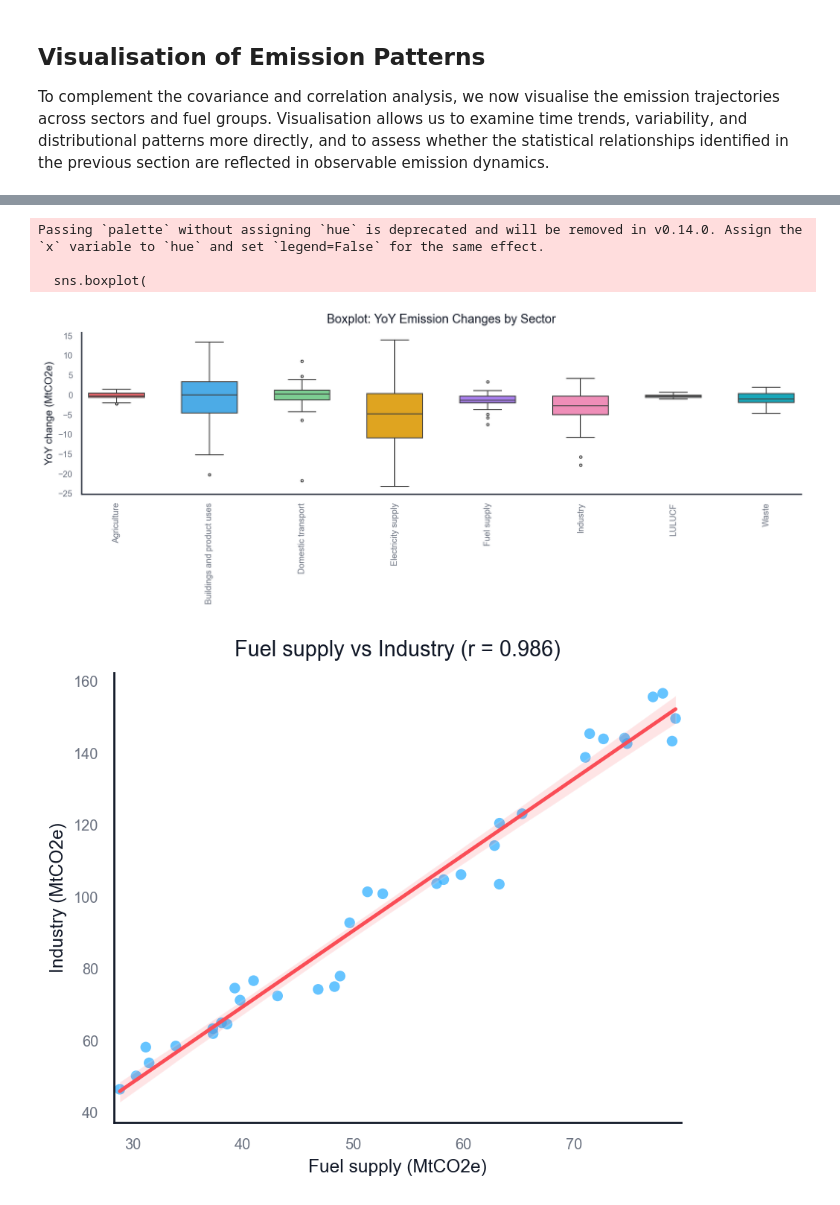
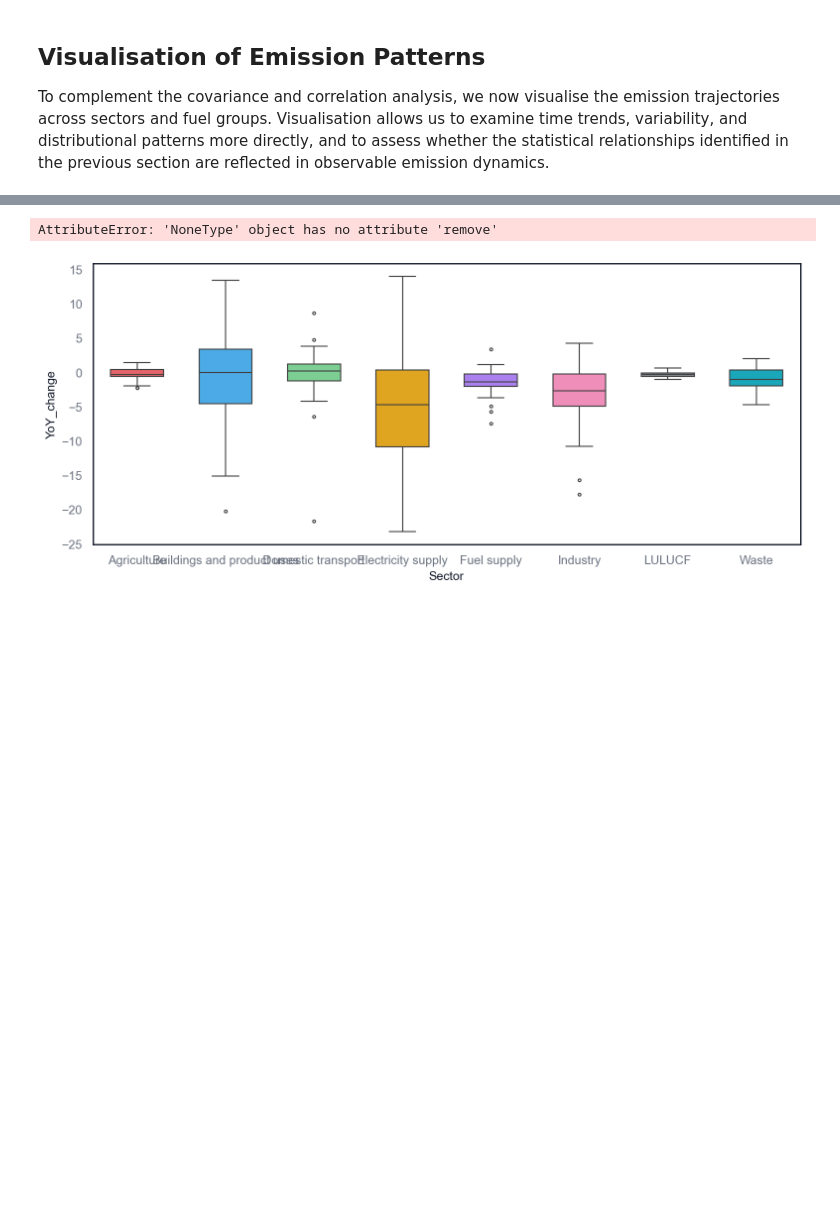
Before and after one commit to PontusNeumann/CBS-Spring26, a Jupyter notebook: Assignment 1.ipynb, the cells around one changed output, grey strips where cells are left out. Cells and saved outputs as stored; diff of their text form; code cells hidden in the pictures; blank space fills up the shorter version.

```diff
--- a/Assignment 1.ipynb
+++ b/Assignment 1.ipynb
@@ -642,30 +642,35 @@ plt.show()
 
 # Plot 5: Boxplot of YoY changes across sectors
 yoy_long = yoy.reset_index().melt(id_vars=["Year"], var_name="Sector", value_name="YoY_change")
+sector_order = list(yoy.columns)
+
 fig, ax = plt.subplots(figsize=(11.5, 4.6))
 sns.boxplot(
     data=yoy_long,
     x="Sector",
     y="YoY_change",
+    order=sector_order,
+    hue="Sector",
     palette=SECTOR_PALETTE,
+    dodge=False,
     width=0.6,
     fliersize=2.5,
     linewidth=1.0,
     ax=ax
 )
+ax.legend_.remove()
+
 for artist in ax.artists:
     artist.set_alpha(0.40)
+
 ax.set_title("Boxplot: YoY Emission Changes by Sector", pad=10)
 ax.set_xlabel("")
 ax.set_ylabel("YoY change (MtCO2e)")
-ax.set_xticklabels(ax.get_xticklabels(), rotation=90, fontsize=9)
+ax.tick_params(axis="x", rotation=90, labelsize=9)
+
 clean_ax(ax)
 plt.tight_layout()
 plt.show()
-
-tmp = corr_matrix.astype(float).copy()
-tmp = tmp.where(~np.eye(tmp.shape[0], dtype=bool))
-top_pairs = tmp.stack().sort_values(ascending=False).head(2)
 
 # Plot 6: Scatter with regression line for strongest correlated sector pairs
 for (s1, s2), r in top_pairs.items():
@@ -679,35 +684,32 @@ for (s1, s2), r in top_pairs.items():
     )
     ax.set_title(f"{s1} vs {s2} (r = {r:.3f})", pad=10)
     ax.set_xlabel(f"{s1} (MtCO2e)")
     ax.set_ylabel(f"{s2} (MtCO2e)")
     clean_ax(ax)
     plt.tight_layout()
     plt.show()
 
 # Plot 7: Stacked area showing sector composition over time
 fig, ax = plt.subplots(figsize=(11.5, 5.2))
 ax.stackplot(
     t,
     np.vstack([pivot_sec[c].values for c in pivot_sec.columns]),
     labels=pivot_sec.columns,
     alpha=0.75,
     colors=[SECTOR_PALETTE[i % len(SECTOR_PALETTE)] for i in range(len(pivot_sec.columns))]
 )
 ax.set_title("Sector Composition of Territorial Emissions Over Time", pad=10)
 ax.set_xlabel(f"Year index ({year0} = 1)")
 ax.set_ylabel("Emissions (MtCO2e)")
 sparse_xticks(ax, t, step=5)
 clean_ax(ax)
 ax.legend(frameon=False, ncol=2, bbox_to_anchor=(1.02, 1.0), loc="upper left", fontsize=9, title=None)
 plt.tight_layout()
 plt.show()
 # %% [output]
 [figure]
 [figure]
 [figure]
 [figure]
-Passing `palette` without assigning `hue` is deprecated and will be removed in v0.14.0. Assign the `x` variable to `hue` and set `legend=False` for the same effect.
-
-  sns.boxplot(
+AttributeError: 'NoneType' object has no attribute 'remove'
-[figure, old version]
+[figure, new version]
-[figure, removed]
```
Also changed, not shown: parts of 3 cells of this notebook.
